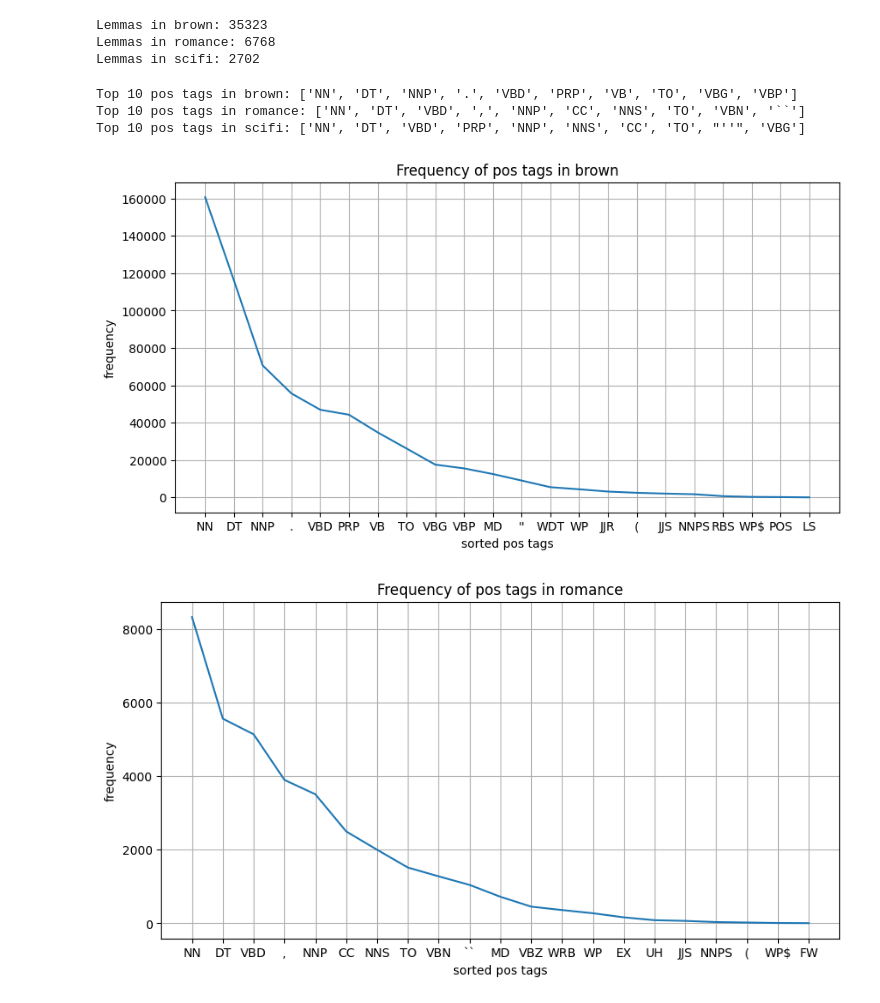
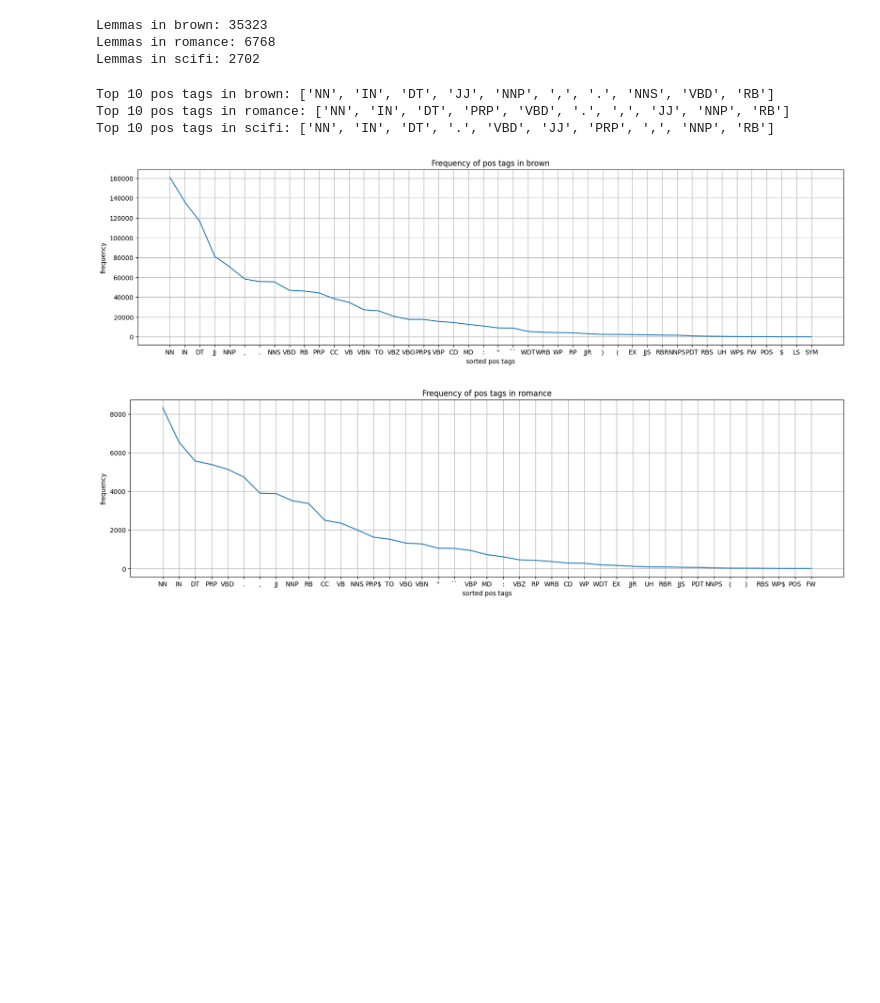
Before and after one commit to sebasaguerre/NLP_basics, a Jupyter notebook: problem1.ipynb, the cells around one changed output. Cells and saved outputs as stored; diff of their text form; code cells hidden in the pictures; blank space fills up the shorter version.

```diff
--- a/problem1.ipynb
+++ b/problem1.ipynb
@@ -225,59 +217,51 @@ print("Lemmas in scifi:", lemma_counter(scifi_transform))
 Lemmas in brown: 35323
 Lemmas in romance: 6768
 Lemmas in scifi: 2702
-# %%
-# pos tagging
-pos_tags_brown = nltk.pos_tag(brown_words)
-pos_tags_romance = nltk.pos_tag(romance)
-pos_tags_scifi = nltk.pos_tag(scifi)
-
-def top_pos(pos_tags):
-    """returns top 10 pos tags per corpus"""
-    # counts the number od times a tag occurs
-    pos_counter = {}
-    for tag in pos_tags:
-        if tag[1] in pos_counter:
-            pos_counter[tag[1]] += 1
-        else:
-            pos_counter[tag[1]] = 1
-    #sorts the tag frequencies and returns a list of the sorted unique tags
-    tags = list(pos_counter.keys())
-    values = list(pos_counter.values())
-    values.sort(reverse=True)
-    final_pos = []
-    for i,value in enumerate(values):
-        for tag in tags:
-            if pos_counter[tag] ==value:
-                final_pos.append(tag)
-                tags.remove(tag)
-        values.remove(value)
-    return pos_counter,final_pos
-
-pos_brown,top_brown = top_pos(pos_tags_brown)
-pos_romance,top_romance = top_pos(pos_tags_romance)
-pos_scifi,top_scifi = top_pos(pos_tags_scifi)
-print("Top 10 pos tags in brown:",top_brown[:10])
-print("Top 10 pos tags in romance:",top_romance[:10])
-print("Top 10 pos tags in scifi:",top_scifi[:10])
-# %% [output]
-Top 10 pos tags in brown: ['NN', 'DT', 'NNP', '.', 'VBD', 'PRP', 'VB', 'TO', 'VBG', 'VBP']
-Top 10 pos tags in romance: ['NN', 'DT', 'VBD', ',', 'NNP', 'CC', 'NNS', 'TO', 'VBN', '``']
-Top 10 pos tags in scifi: ['NN', 'DT', 'VBD', 'PRP', 'NNP', 'NNS', 'CC', 'TO', "''", 'VBG']
+# %%
+# pos tagging
+pos_tags_brown = nltk.pos_tag(brown_words)
+pos_tags_romance = nltk.pos_tag(romance)
+pos_tags_scifi = nltk.pos_tag(scifi)
+
+def top_pos(pos_tags):
+    """returns top 10 pos tags per corpus"""
+    # counts the number od times a tag occurs
+    pos_counter = {}
+    for tag in pos_tags:
+        if tag[1] in pos_counter:
+            pos_counter[tag[1]] += 1
+        else:
+            pos_counter[tag[1]] = 1
+    #sorts the tag frequencies and returns a list of the sorted unique tags
+    sorted_pos_tags = sorted(pos_counter.items(),key = lambda x:x[1],reverse=True)
+    final_pos = [tag[0] for tag in sorted_pos_tags]
+    return pos_counter,final_pos
+
+pos_brown,top_brown = top_pos(pos_tags_brown)
+pos_romance,top_romance = top_pos(pos_tags_romance)
+pos_scifi,top_scifi = top_pos(pos_tags_scifi)
+print("Top 10 pos tags in brown:",top_brown[:10])
+print("Top 10 pos tags in romance:",top_romance[:10])
+print("Top 10 pos tags in scifi:",top_scifi[:10])
+# %% [output]
+Top 10 pos tags in brown: ['NN', 'IN', 'DT', 'JJ', 'NNP', ',', '.', 'NNS', 'VBD', 'RB']
+Top 10 pos tags in romance: ['NN', 'IN', 'DT', 'PRP', 'VBD', '.', ',', 'JJ', 'NNP', 'RB']
+Top 10 pos tags in scifi: ['NN', 'IN', 'DT', '.', 'VBD', 'JJ', 'PRP', ',', 'NNP', 'RB']
 # %%
 def frequency_plots(sorted_keys,pos,name):
     """plots the frequencies of the pos tags"""
     sort_keys = sorted_keys
     values = [pos[key] for key in sort_keys]
 
-    fig, ax = plt.subplots(figsize=(10, 5))
+    fig, ax = plt.subplots(figsize=(20, 5))
     ax.plot(sort_keys, values)
     ax.set(xlabel='sorted pos tags', ylabel='frequency',
            title=f"Frequency of pos tags in {name}")
     ax.grid()
     plt.show()
 frequency_plots(top_brown,pos_brown,"brown")
 frequency_plots(top_romance,pos_romance,"romance")
 frequency_plots(top_scifi,pos_scifi,"scifi")
 # %% [output]
-[figure, old version]
+[figure, new version]
-[figure, old version]
+[figure, new version]
```
Also changed, not shown: parts of 6 cells of this notebook.
